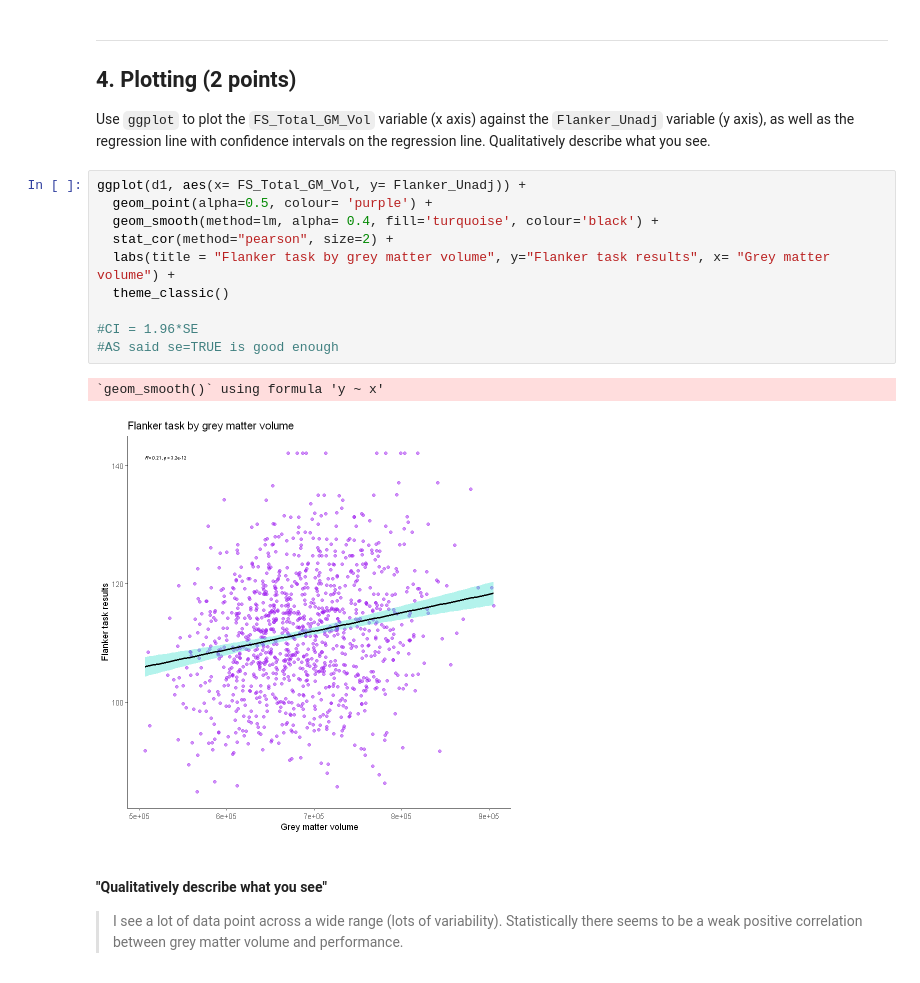
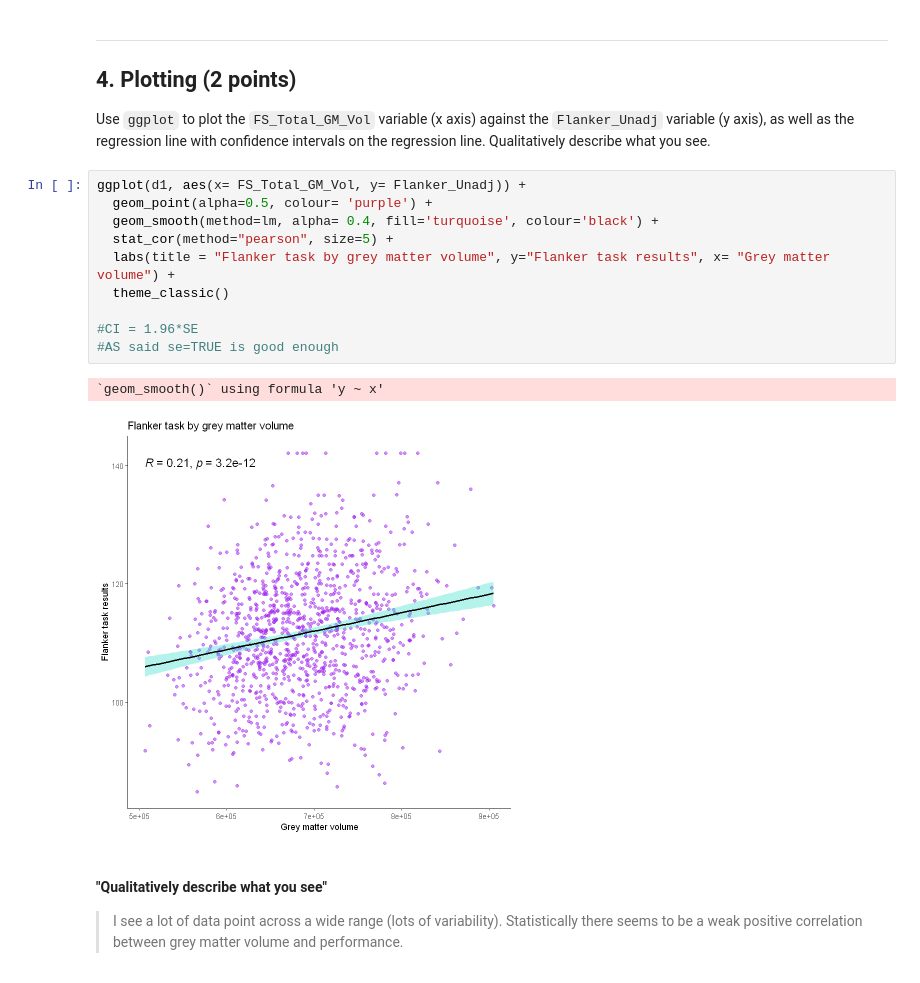
Before and after one commit to tardifmc/Tardif_DSPN_S22, a Jupyter notebook: Homework4.ipynb, the cells around one changed output. Saved outputs shown, nothing was run; the diff lists cells and outputs as text.

Commit message:
Homework 4 updated2
changes the size of the correlation R term (part 4)

```diff
--- a/Homework4.ipynb
+++ b/Homework4.ipynb
@@ -143,16 +143,16 @@ Use `ggplot` to plot the `FS_Total_GM_Vol` variable (x axis) against the `Flanke
 # %%
 ggplot(d1, aes(x= FS_Total_GM_Vol, y= Flanker_Unadj)) +
   geom_point(alpha=0.5, colour= 'purple') +
   geom_smooth(method=lm, alpha= 0.4, fill='turquoise', colour='black') +
-  stat_cor(method="pearson", size=2) +
+  stat_cor(method="pearson", size=5) +
   labs(title = "Flanker task by grey matter volume", y="Flanker task results", x= "Grey matter volume") +
   theme_classic()
 
 #CI = 1.96*SE
 #AS said se=TRUE is good enough
 # %% [output]
 `geom_smooth()` using formula 'y ~ x'
-[figure, old version]
+[figure, new version]
 # %% [markdown]
 #### "Qualitatively describe what you see"
 > I see a lot of data point across a wide range (lots of variability). Statistically there seems to be a weak positive correlation between grey matter volume and performance.
```
